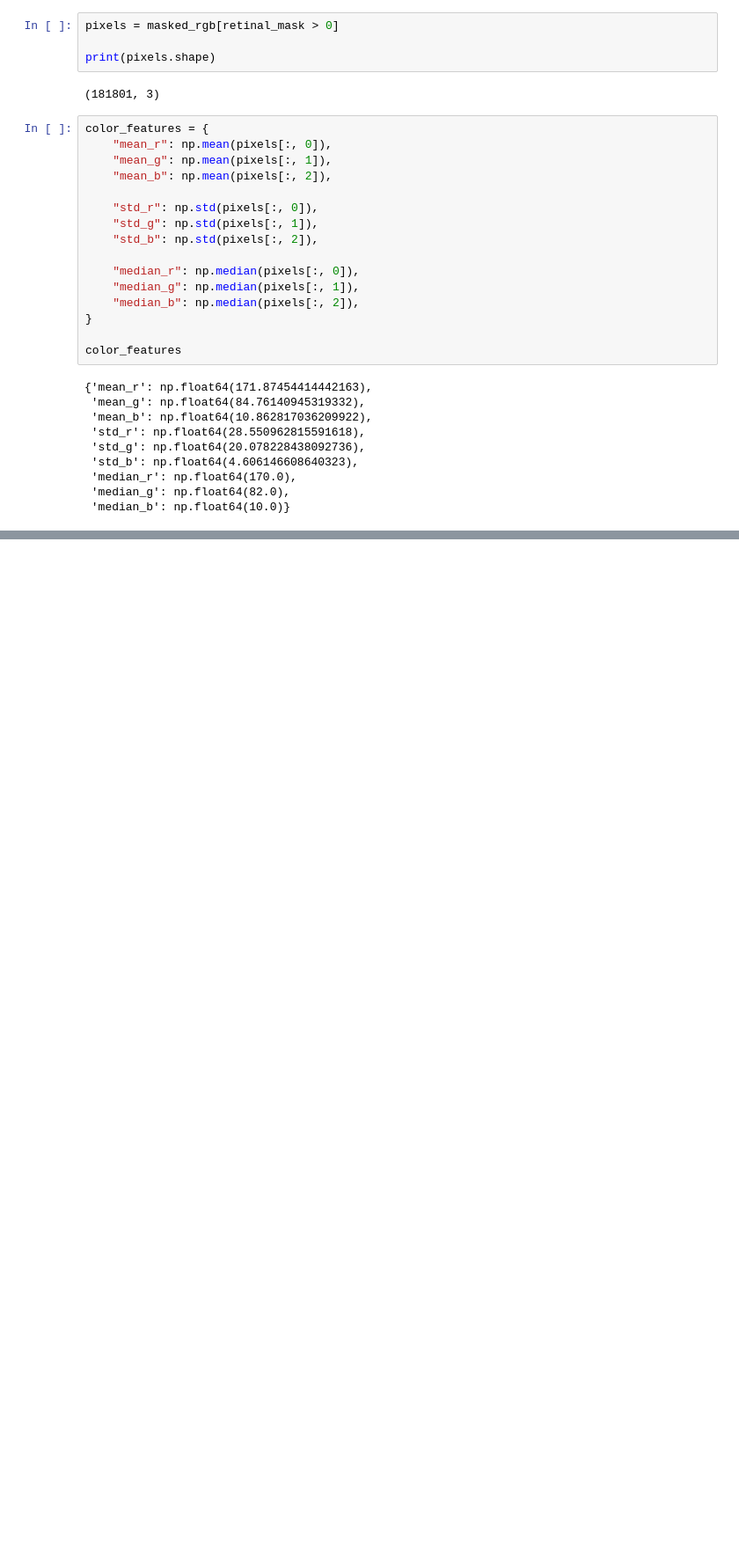
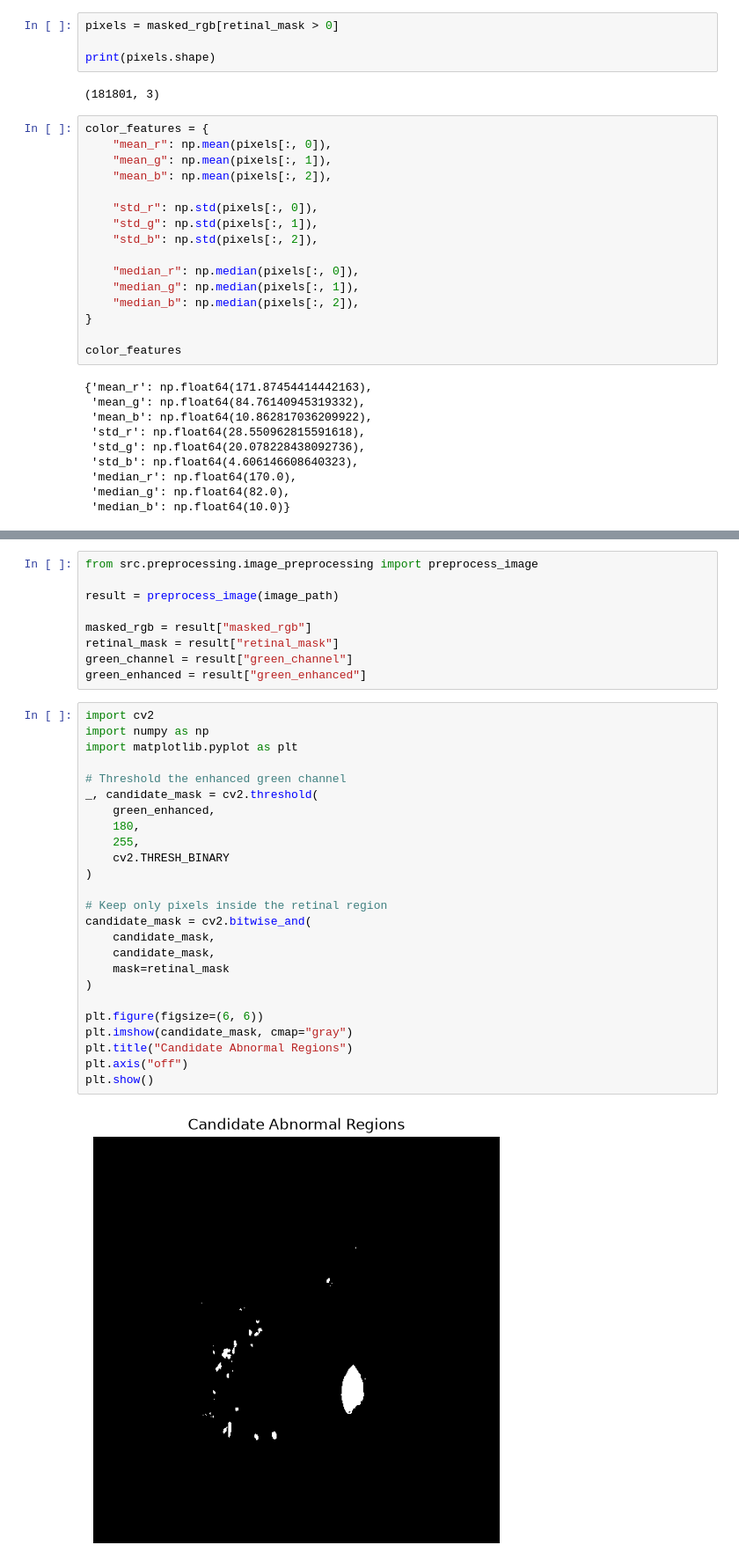
Before and after one commit to DeepakSkandh/diabetic-retinopathy-feature-classification, a Jupyter notebook: notebooks/feature_extraction.ipynb, the cells around one changed output, grey strips where cells are left out. Shown at 88% size. Drawn from its saved outputs; the diff is of its cells as text; blank space fills up the shorter version.

```diff
--- a/notebooks/feature_extraction.ipynb
+++ b/notebooks/feature_extraction.ipynb
@@ -105,0 +170,36 @@ color_features
+# %%
+from src.preprocessing.image_preprocessing import preprocess_image
+
+result = preprocess_image(image_path)
+
+masked_rgb = result["masked_rgb"]
+retinal_mask = result["retinal_mask"]
+green_channel = result["green_channel"]
+green_enhanced = result["green_enhanced"]
+# %%
+import cv2
+import numpy as np
+import matplotlib.pyplot as plt
+
+# Threshold the enhanced green channel
+_, candidate_mask = cv2.threshold(
+    green_enhanced,
+    180,
+    255,
+    cv2.THRESH_BINARY
+)
+
+# Keep only pixels inside the retinal region
+candidate_mask = cv2.bitwise_and(
+    candidate_mask,
+    candidate_mask,
+    mask=retinal_mask
+)
+
+plt.figure(figsize=(6, 6))
+plt.imshow(candidate_mask, cmap="gray")
+plt.title("Candidate Abnormal Regions")
+plt.axis("off")
+plt.show()
+# %% [output]
+[figure, added]
```
Also changed, not shown: parts of 11 cells of this notebook.
